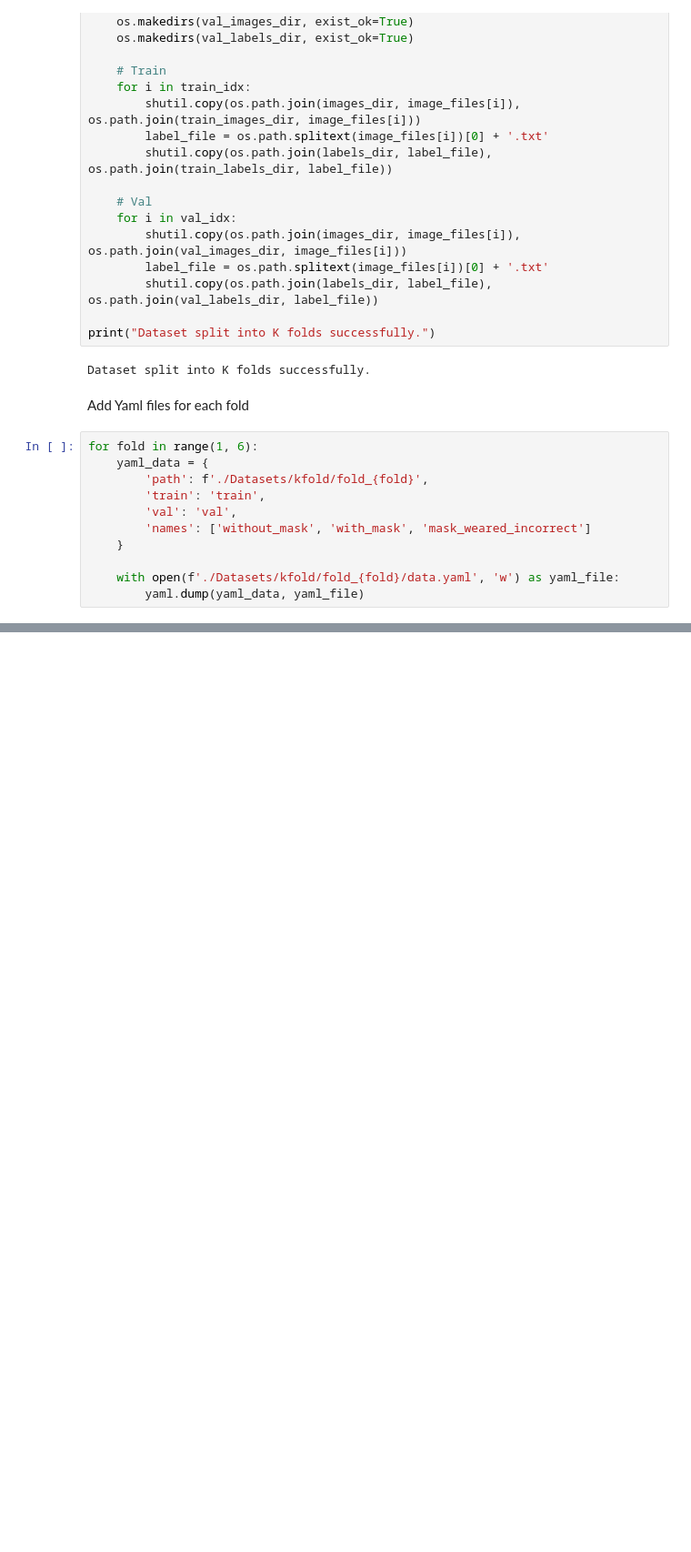
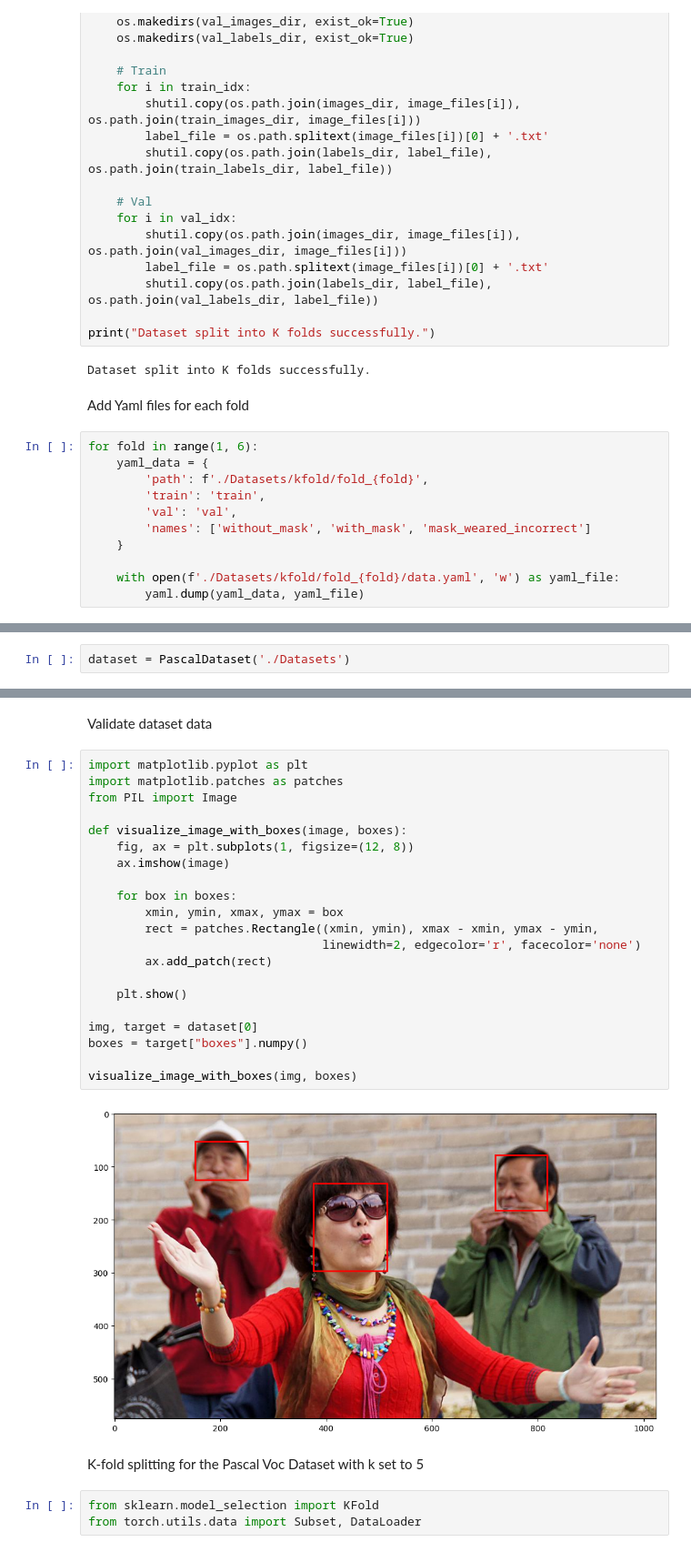
Before and after one commit to OwenAttard22/CV-Project, a Jupyter notebook: Pre-processing.ipynb, the cells around one changed output, grey strips where cells are left out. Shown at 91% size. Drawn from its saved outputs; the diff is of its cells as text; blank space fills up the shorter version.

```diff
--- a/Pre-processing.ipynb
+++ b/Pre-processing.ipynb
@@ -299,0 +381,2 @@ for fold in range(1, 6):
+# %%
+dataset = PascalDataset('./Datasets')
@@ -299,0 +395,30 @@ for fold in range(1, 6):
+# %% [markdown]
+Validate dataset data
+# %%
+import matplotlib.pyplot as plt
+import matplotlib.patches as patches
+from PIL import Image
+
+def visualize_image_with_boxes(image, boxes):
+    fig, ax = plt.subplots(1, figsize=(12, 8))
+    ax.imshow(image)
+
+    for box in boxes:
+        xmin, ymin, xmax, ymax = box
+        rect = patches.Rectangle((xmin, ymin), xmax - xmin, ymax - ymin,
+                                 linewidth=2, edgecolor='r', facecolor='none')
+        ax.add_patch(rect)
+
+    plt.show()
+
+img, target = dataset[0]
+boxes = target["boxes"].numpy()
+
+visualize_image_with_boxes(img, boxes)
+# %% [output]
+[figure, added]
+# %% [markdown]
+K-fold splitting for the Pascal Voc Dataset with k set to 5
+# %%
+from sklearn.model_selection import KFold
+from torch.utils.data import Subset, DataLoader
```
Also changed, not shown: parts of 5 cells of this notebook.
